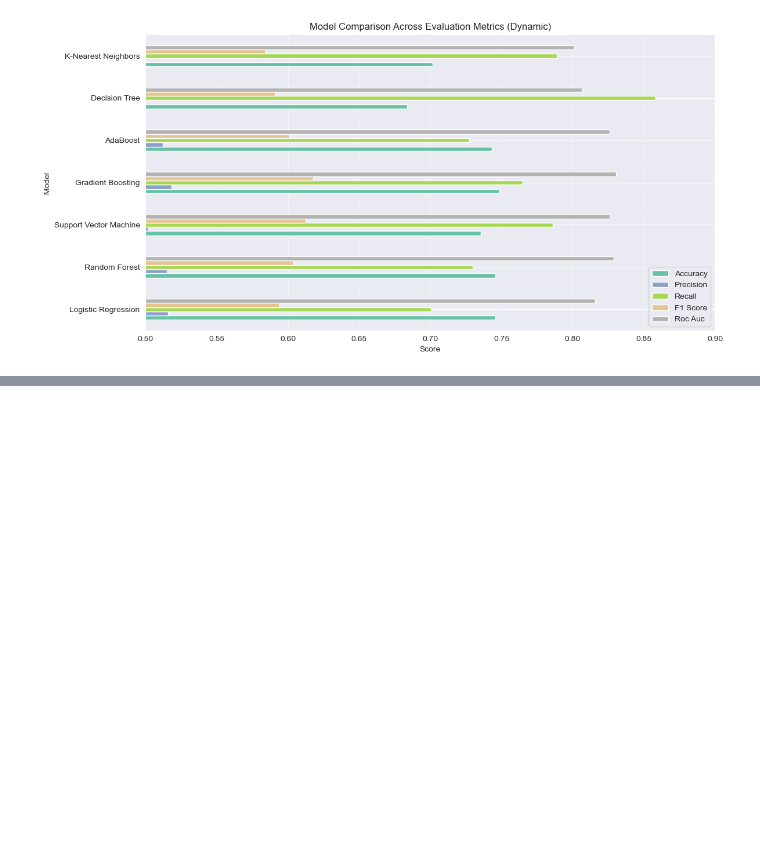
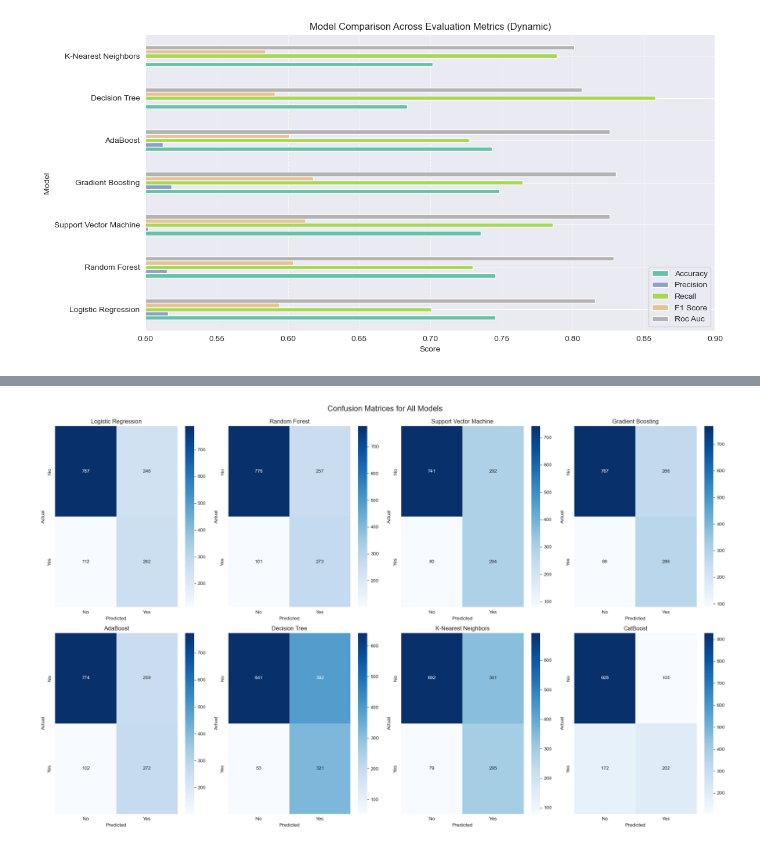
Before and after one commit to devmarkpro/telco-customer-churn-ml-project, a Jupyter notebook: notebooks/03-model_assessment.ipynb, the cells around one changed output, grey strips where cells are left out. Cells and saved outputs as stored; diff of their text form; code cells hidden in the pictures; blank space fills up the shorter version.

```diff
--- a/notebooks/03-model_assessment.ipynb
+++ b/notebooks/03-model_assessment.ipynb
@@ -278,0 +275,2 @@ ROC analysis supports the earlier findings from other metrics: **AdaBoost** and
+# %%
+cat_features = df.select_dtypes(include=['object']).columns.tolist()
@@ -278,0 +377,32 @@ ROC analysis supports the earlier findings from other metrics: **AdaBoost** and
+# %%
+import matplotlib.pyplot as plt
+import seaborn as sns
+from sklearn.metrics import confusion_matrix
+
+n_models = len(results)
+cols = 4
+rows = (n_models + cols - 1) // cols
+figsize = (20, 12)
+
+fig, axes = plt.subplots(rows, cols, figsize=figsize)
+axes = axes.flatten()
+
+for i, (name, r) in enumerate(results.items()):
+    cm = r['cm']
+    sns.heatmap(cm, annot=True, fmt='d', cmap='Blues',
+                xticklabels=['No', 'Yes'],
+                yticklabels=['No', 'Yes'],
+                ax=axes[i])
+    axes[i].set_title(f"{name}")
+    axes[i].set_xlabel("Predicted")
+    axes[i].set_ylabel("Actual")
+
+# Hide any unused subplots
+for j in range(i+1, len(axes)):
+    fig.delaxes(axes[j])
+
+plt.tight_layout()
+plt.suptitle("Confusion Matrices for All Models", fontsize=16, y=1.02)
+plt.show()
+# %% [output]
+[figure, added]
```
Also changed, not shown: parts of 28 cells of this notebook, 47 other files.
